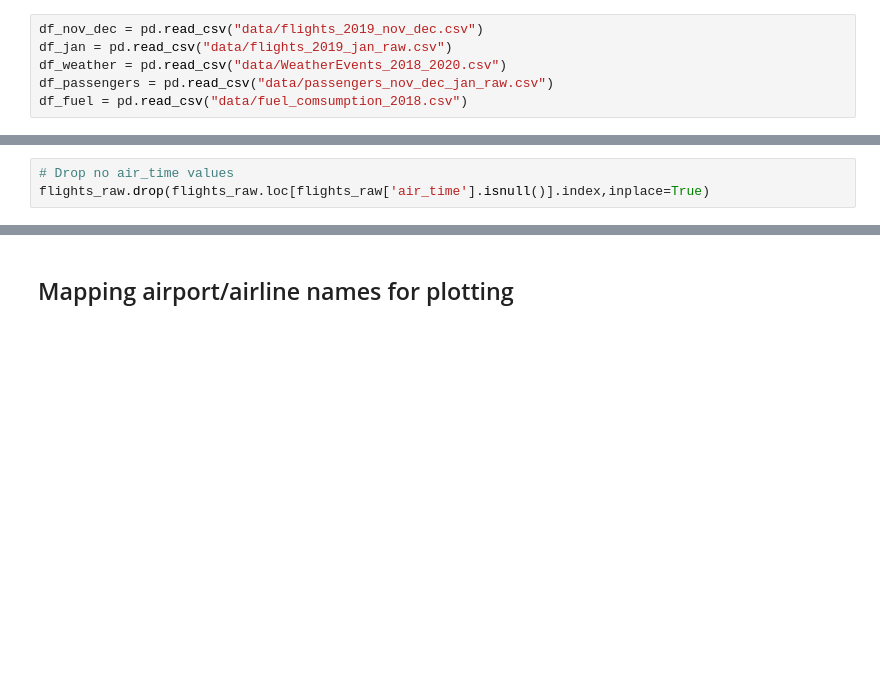
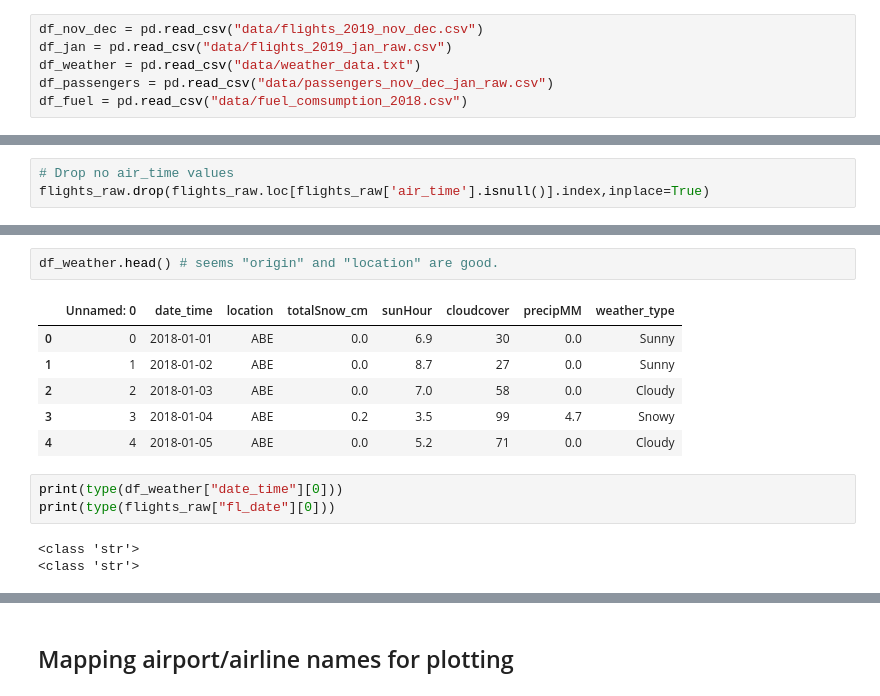
Before and after one commit to bmskarate/lighthouseMain, a Jupyter notebook: w6-midterm/flights_cleaning.ipynb, the cells around one changed output, grey strips where cells are left out. Drawn from its saved outputs; the diff is of its cells as text; blank space fills up the shorter version.

```diff
--- a/w6-midterm/flights_cleaning.ipynb
+++ b/w6-midterm/flights_cleaning.ipynb
@@ -9,7 +9,7 @@ import seaborn as sns
 # %%
 df_nov_dec = pd.read_csv("data/flights_2019_nov_dec.csv")
 df_jan = pd.read_csv("data/flights_2019_jan_raw.csv")
-df_weather = pd.read_csv("data/WeatherEvents_2018_2020.csv")
+df_weather = pd.read_csv("data/weather_data.txt")
 df_passengers = pd.read_csv("data/passengers_nov_dec_jan_raw.csv")
 df_fuel = pd.read_csv("data/fuel_comsumption_2018.csv")
 # %%
@@ -79,0 +100,15 @@ flights_raw.drop(flights_raw.loc[flights_raw['air_time'].isnull()].index,inplace
+# %%
+df_weather.head() # seems "origin" and "location" are good.
+# %% [output]
+|  | Unnamed: 0 | date_time | location | totalSnow_cm | sunHour | cloudcover | precipMM | weather_type |
+| 0 | 0 | 2018-01-01 | ABE | 0.0 | 6.9 | 30 | 0.0 | Sunny |
+| 1 | 1 | 2018-01-02 | ABE | 0.0 | 8.7 | 27 | 0.0 | Sunny |
+| 2 | 2 | 2018-01-03 | ABE | 0.0 | 7.0 | 58 | 0.0 | Cloudy |
+| 3 | 3 | 2018-01-04 | ABE | 0.2 | 3.5 | 99 | 4.7 | Snowy |
+| 4 | 4 | 2018-01-05 | ABE | 0.0 | 5.2 | 71 | 0.0 | Cloudy |
+# %%
+print(type(df_weather["date_time"][0]))
+print(type(flights_raw["fl_date"][0]))
+# %% [output]
+<class 'str'>
+<class 'str'>
```
Also changed, not shown: parts of 29 cells of this notebook, 32 other files.
